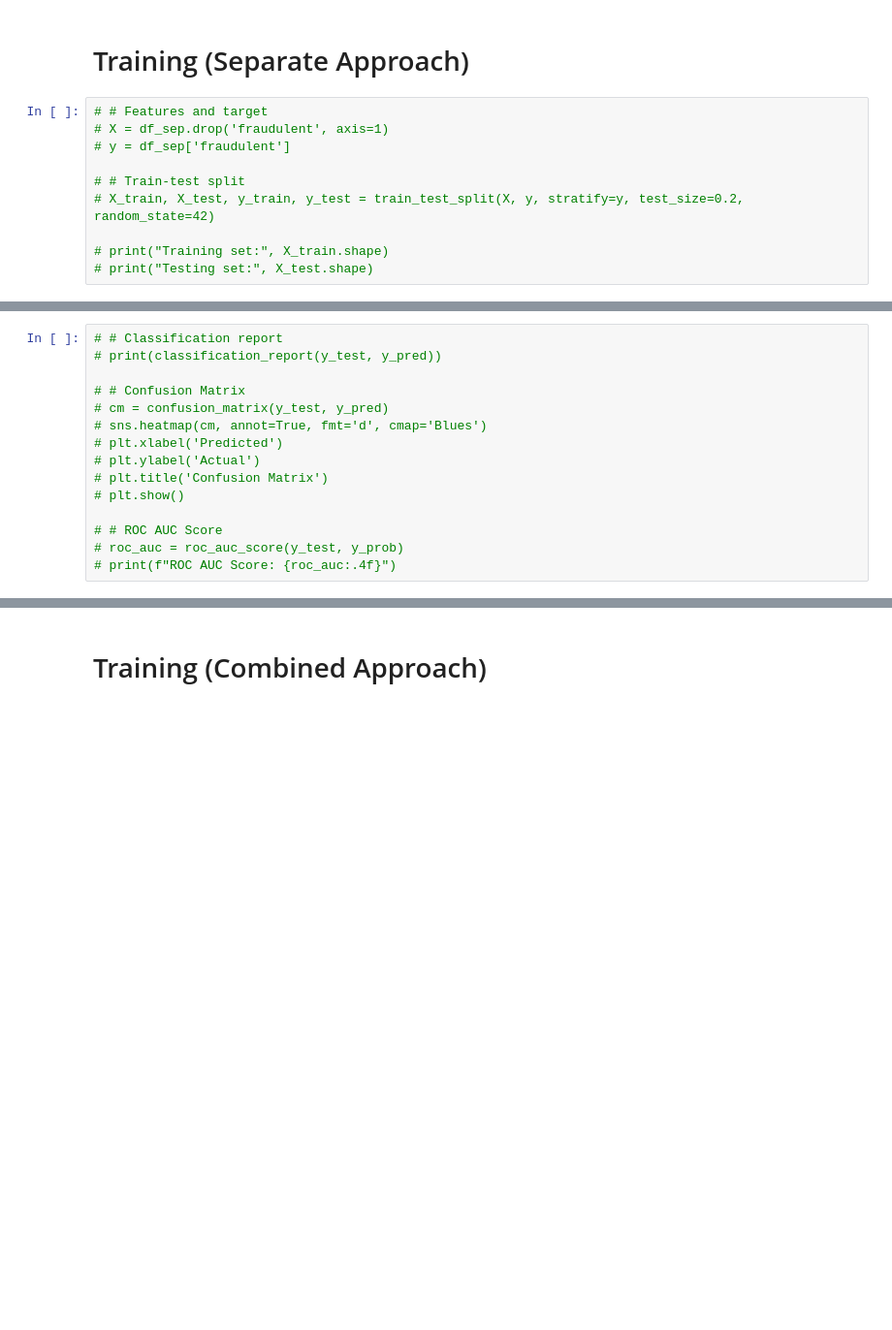
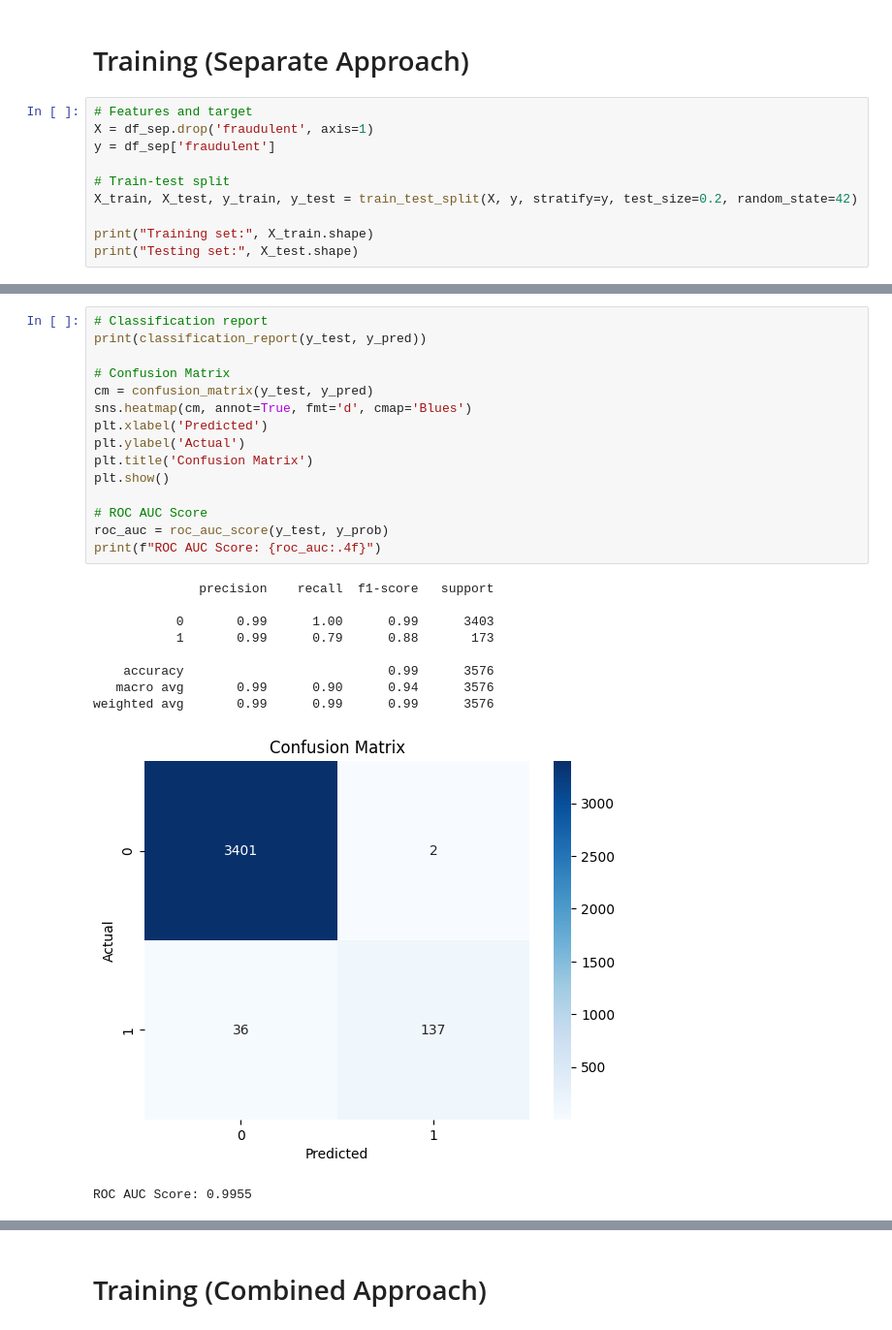
Before and after one commit to willdemelo/Fake_Job_Detector, a Jupyter notebook: SVCs.ipynb, the cells around one changed output, grey strips where cells are left out. Shown at 97% size. Cells and saved outputs as stored; diff of their text form; blank space fills up the shorter version.

```diff
--- a/SVCs.ipynb
+++ b/SVCs.ipynb
@@ -188,12 +125,12 @@ df_concat.head()
 # %% [markdown]
 # Training (Separate Approach)
 # %%
-# # Features and target
-# X = df_sep.drop('fraudulent', axis=1)
-# y = df_sep['fraudulent']
+# Features and target
+X = df_sep.drop('fraudulent', axis=1)
+y = df_sep['fraudulent']
 
-# # Train-test split
-# X_train, X_test, y_train, y_test = train_test_split(X, y, stratify=y, test_size=0.2, random_state=42)
+# Train-test split
+X_train, X_test, y_train, y_test = train_test_split(X, y, stratify=y, test_size=0.2, random_state=42)
 
-# print("Training set:", X_train.shape)
-# print("Testing set:", X_test.shape)
+print("Training set:", X_train.shape)
+print("Testing set:", X_test.shape)
@@ -268,16 +201,27 @@ df_concat.head()
 # %%
-# # Classification report
-# print(classification_report(y_test, y_pred))
+# Classification report
+print(classification_report(y_test, y_pred))
 
-# # Confusion Matrix
-# cm = confusion_matrix(y_test, y_pred)
-# sns.heatmap(cm, annot=True, fmt='d', cmap='Blues')
-# plt.xlabel('Predicted')
-# plt.ylabel('Actual')
-# plt.title('Confusion Matrix')
-# plt.show()
+# Confusion Matrix
+cm = confusion_matrix(y_test, y_pred)
+sns.heatmap(cm, annot=True, fmt='d', cmap='Blues')
+plt.xlabel('Predicted')
+plt.ylabel('Actual')
+plt.title('Confusion Matrix')
+plt.show()
 
-# # ROC AUC Score
-# roc_auc = roc_auc_score(y_test, y_prob)
-# print(f"ROC AUC Score: {roc_auc:.4f}")
+# ROC AUC Score
+roc_auc = roc_auc_score(y_test, y_prob)
+print(f"ROC AUC Score: {roc_auc:.4f}")
+# %% [output]
+              precision    recall  f1-score   support
+
+           0       0.99      1.00      0.99      3403
+           1       0.99      0.79      0.88       173
+
+    accuracy                           0.99      3576
+   macro avg       0.99      0.90      0.94      3576
+weighted avg       0.99      0.99      0.99      3576
+[figure, added]
+ROC AUC Score: 0.9955
 # %%
```
Also changed, not shown: parts of 27 cells of this notebook, 2 other files.
